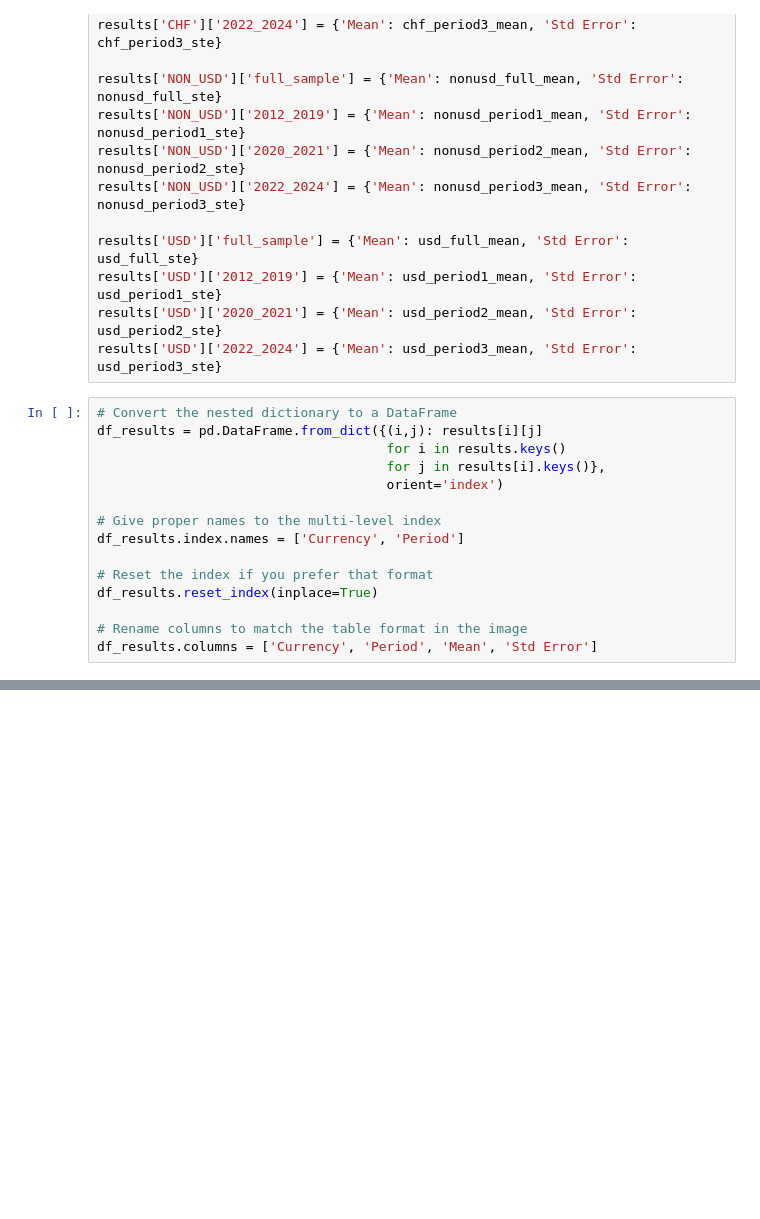
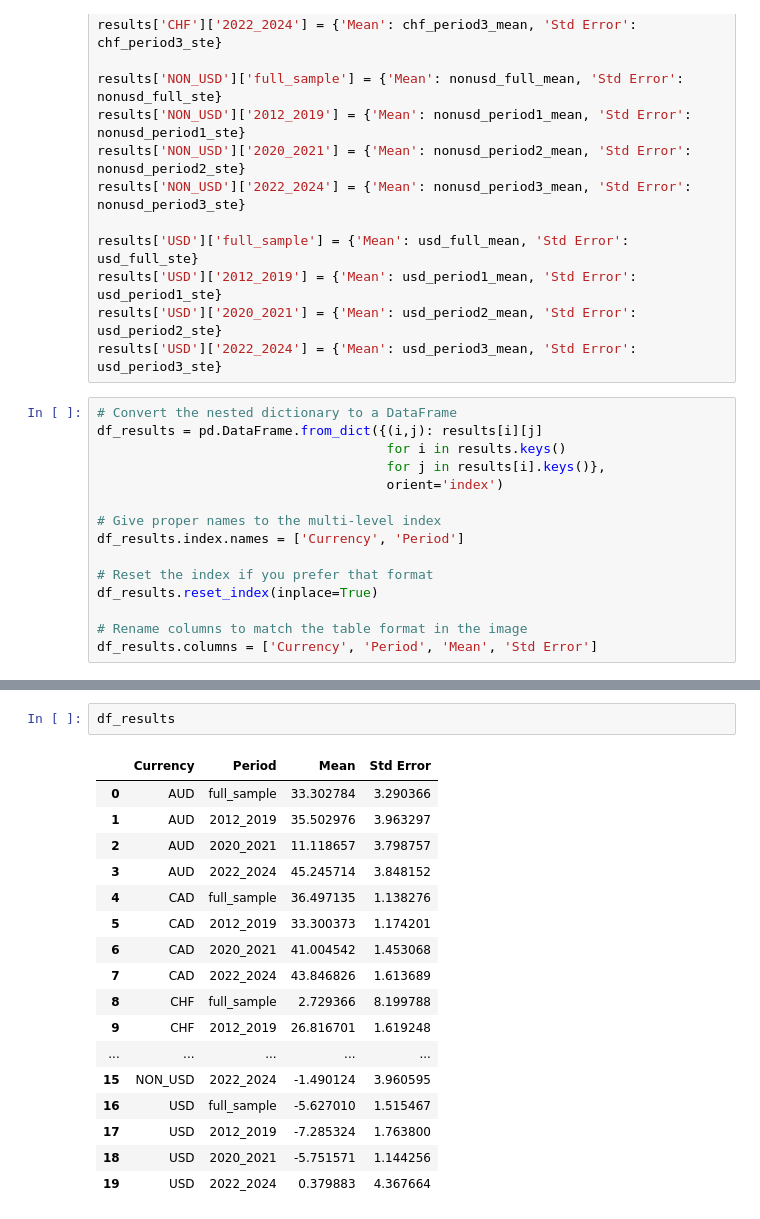
Before and after one commit to NicholasWatney/MGT6769-The-U.S.-Treasury-Premium, a Jupyter notebook: 10yearTreasuryPremium-2.ipynb, the cells around one changed output, grey strips where cells are left out. Drawn from its saved outputs; the diff is of its cells as text; blank space fills up the shorter version.

```diff
--- a/10yearTreasuryPremium-2.ipynb
+++ b/10yearTreasuryPremium-2.ipynb
@@ -328,3 +319,23 @@ print(tabulate(df_results, headers='keys', tablefmt='grid'))
+# %%
+df_results
+# %% [output]
+|  | Currency | Period | Mean | Std Error |
+| 0 | AUD | full_sample | 33.302784 | 3.290366 |
+| 1 | AUD | 2012_2019 | 35.502976 | 3.963297 |
+| 2 | AUD | 2020_2021 | 11.118657 | 3.798757 |
+| 3 | AUD | 2022_2024 | 45.245714 | 3.848152 |
+| 4 | CAD | full_sample | 36.497135 | 1.138276 |
+| 5 | CAD | 2012_2019 | 33.300373 | 1.174201 |
+| 6 | CAD | 2020_2021 | 41.004542 | 1.453068 |
+| 7 | CAD | 2022_2024 | 43.846826 | 1.613689 |
+| 8 | CHF | full_sample | 2.729366 | 8.199788 |
+| 9 | CHF | 2012_2019 | 26.816701 | 1.619248 |
+| ... | ... | ... | ... | ... |
+| 15 | NON_USD | 2022_2024 | -1.490124 | 3.960595 |
+| 16 | USD | full_sample | -5.627010 | 1.515467 |
+| 17 | USD | 2012_2019 | -7.285324 | 1.763800 |
+| 18 | USD | 2020_2021 | -5.751571 | 1.144256 |
+| 19 | USD | 2022_2024 | 0.379883 | 4.367664 |
 # %%
 df_usd_5y['swap_spread']
 # %% [output]
```
Also changed, not shown: parts of 14 cells of this notebook.
